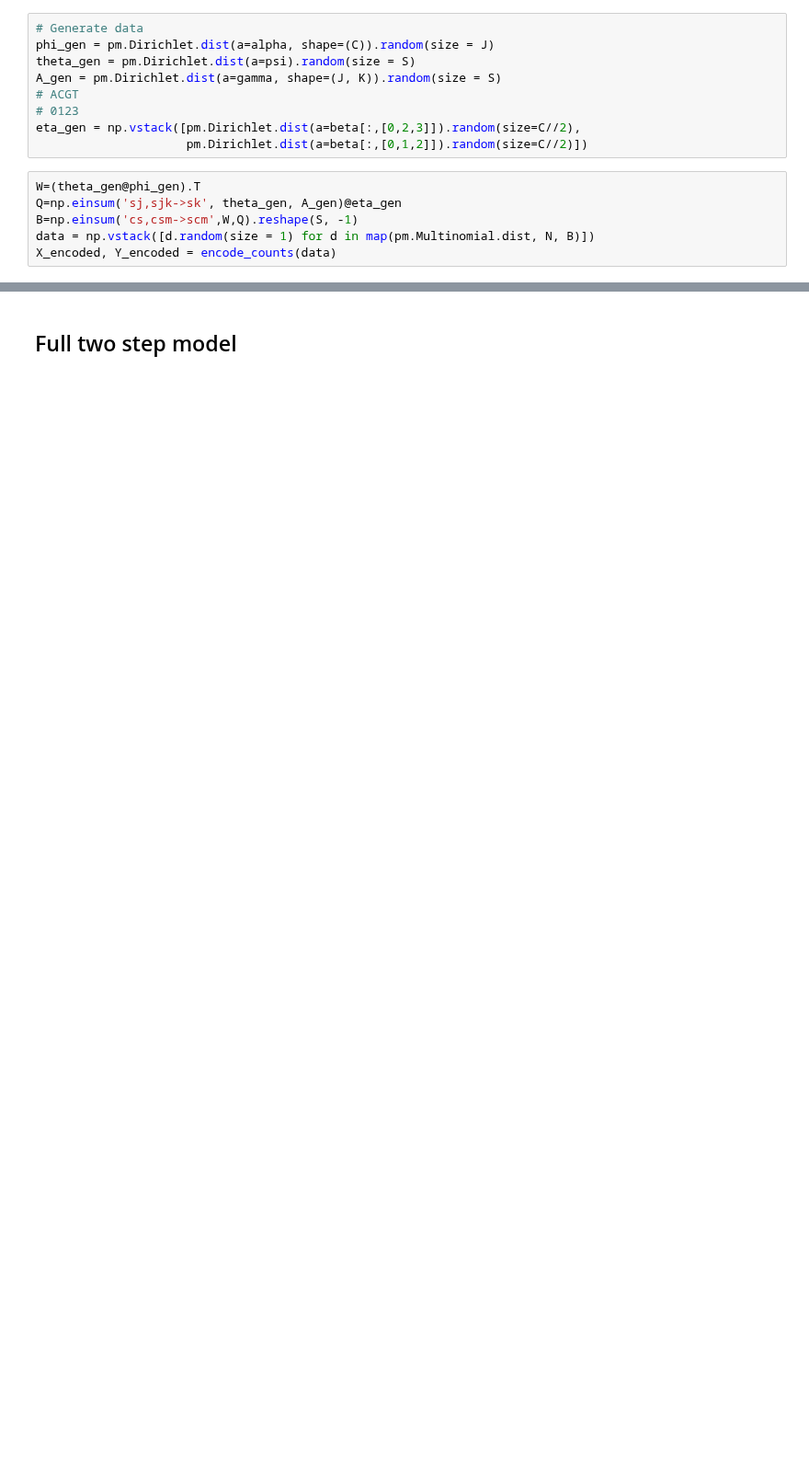
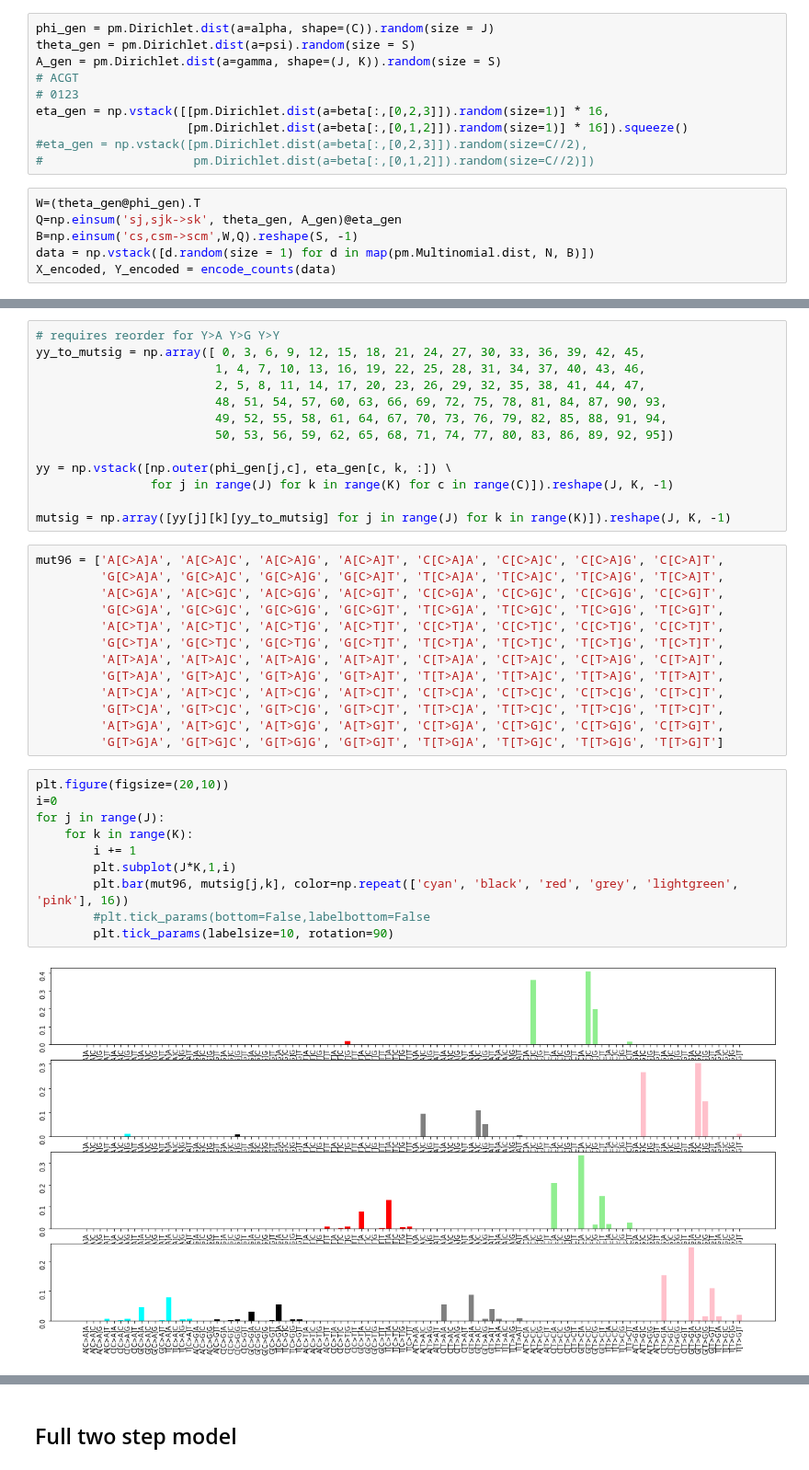
Before and after one commit to morrislab/damuta, a Jupyter notebook: twostep_lda.ipynb, the cells around one changed output, grey strips where cells are left out. Shown at 92% size. Saved outputs shown, nothing was run; the diff lists cells and outputs as text; blank space fills up the shorter version.

```diff
--- a/twostep_lda.ipynb
+++ b/twostep_lda.ipynb
@@ -50,12 +53,13 @@ beta = np.repeat(np.array([[1, 0.1, 1, 1]]), K, axis=0)
 # %%
-# Generate data
 phi_gen = pm.Dirichlet.dist(a=alpha, shape=(C)).random(size = J)
 theta_gen = pm.Dirichlet.dist(a=psi).random(size = S)
 A_gen = pm.Dirichlet.dist(a=gamma, shape=(J, K)).random(size = S)
 # ACGT
 # 0123
-eta_gen = np.vstack([pm.Dirichlet.dist(a=beta[:,[0,2,3]]).random(size=C//2),
-                     pm.Dirichlet.dist(a=beta[:,[0,1,2]]).random(size=C//2)])
+eta_gen = np.vstack([[pm.Dirichlet.dist(a=beta[:,[0,2,3]]).random(size=1)] * 16,
+                     [pm.Dirichlet.dist(a=beta[:,[0,1,2]]).random(size=1)] * 16]).squeeze()
+#eta_gen = np.vstack([pm.Dirichlet.dist(a=beta[:,[0,2,3]]).random(size=C//2),
+#                     pm.Dirichlet.dist(a=beta[:,[0,1,2]]).random(size=C//2)])
 # %%
 W=(theta_gen@phi_gen).T
 Q=np.einsum('sj,sjk->sk', theta_gen, A_gen)@eta_gen
@@ -64,0 +71,38 @@ X_encoded, Y_encoded = encode_counts(data)
+# %%
+# requires reorder for Y>A Y>G Y>Y
+yy_to_mutsig = np.array([ 0, 3, 6, 9, 12, 15, 18, 21, 24, 27, 30, 33, 36, 39, 42, 45,
+                         1, 4, 7, 10, 13, 16, 19, 22, 25, 28, 31, 34, 37, 40, 43, 46,
+                         2, 5, 8, 11, 14, 17, 20, 23, 26, 29, 32, 35, 38, 41, 44, 47,
+                         48, 51, 54, 57, 60, 63, 66, 69, 72, 75, 78, 81, 84, 87, 90, 93,
+                         49, 52, 55, 58, 61, 64, 67, 70, 73, 76, 79, 82, 85, 88, 91, 94,
+                         50, 53, 56, 59, 62, 65, 68, 71, 74, 77, 80, 83, 86, 89, 92, 95])
+
+yy = np.vstack([np.outer(phi_gen[j,c], eta_gen[c, k, :]) \
+                for j in range(J) for k in range(K) for c in range(C)]).reshape(J, K, -1)
+
+mutsig = np.array([yy[j][k][yy_to_mutsig] for j in range(J) for k in range(K)]).reshape(J, K, -1)
+# %%
+mut96 = ['A[C>A]A', 'A[C>A]C', 'A[C>A]G', 'A[C>A]T', 'C[C>A]A', 'C[C>A]C', 'C[C>A]G', 'C[C>A]T',
+         'G[C>A]A', 'G[C>A]C', 'G[C>A]G', 'G[C>A]T', 'T[C>A]A', 'T[C>A]C', 'T[C>A]G', 'T[C>A]T',
+         'A[C>G]A', 'A[C>G]C', 'A[C>G]G', 'A[C>G]T', 'C[C>G]A', 'C[C>G]C', 'C[C>G]G', 'C[C>G]T',
+         'G[C>G]A', 'G[C>G]C', 'G[C>G]G', 'G[C>G]T', 'T[C>G]A', 'T[C>G]C', 'T[C>G]G', 'T[C>G]T',
+         'A[C>T]A', 'A[C>T]C', 'A[C>T]G', 'A[C>T]T', 'C[C>T]A', 'C[C>T]C', 'C[C>T]G', 'C[C>T]T',
+         'G[C>T]A', 'G[C>T]C', 'G[C>T]G', 'G[C>T]T', 'T[C>T]A', 'T[C>T]C', 'T[C>T]G', 'T[C>T]T',
+         'A[T>A]A', 'A[T>A]C', 'A[T>A]G', 'A[T>A]T', 'C[T>A]A', 'C[T>A]C', 'C[T>A]G', 'C[T>A]T',
+         'G[T>A]A', 'G[T>A]C', 'G[T>A]G', 'G[T>A]T', 'T[T>A]A', 'T[T>A]C', 'T[T>A]G', 'T[T>A]T',
+         'A[T>C]A', 'A[T>C]C', 'A[T>C]G', 'A[T>C]T', 'C[T>C]A', 'C[T>C]C', 'C[T>C]G', 'C[T>C]T',
+         'G[T>C]A', 'G[T>C]C', 'G[T>C]G', 'G[T>C]T', 'T[T>C]A', 'T[T>C]C', 'T[T>C]G', 'T[T>C]T',
+         'A[T>G]A', 'A[T>G]C', 'A[T>G]G', 'A[T>G]T', 'C[T>G]A', 'C[T>G]C', 'C[T>G]G', 'C[T>G]T',
+         'G[T>G]A', 'G[T>G]C', 'G[T>G]G', 'G[T>G]T', 'T[T>G]A', 'T[T>G]C', 'T[T>G]G', 'T[T>G]T']
+# %%
+plt.figure(figsize=(20,10))
+i=0
+for j in range(J):
+    for k in range(K):
+        i += 1
+        plt.subplot(J*K,1,i)
+        plt.bar(mut96, mutsig[j,k], color=np.repeat(['cyan', 'black', 'red', 'grey', 'lightgreen', 'pink'], 16))
+        #plt.tick_params(bottom=False,labelbottom=False
+        plt.tick_params(labelsize=10, rotation=90)
+# %% [output]
+[figure, added]
```
Also changed, not shown: parts of 44 cells of this notebook.
